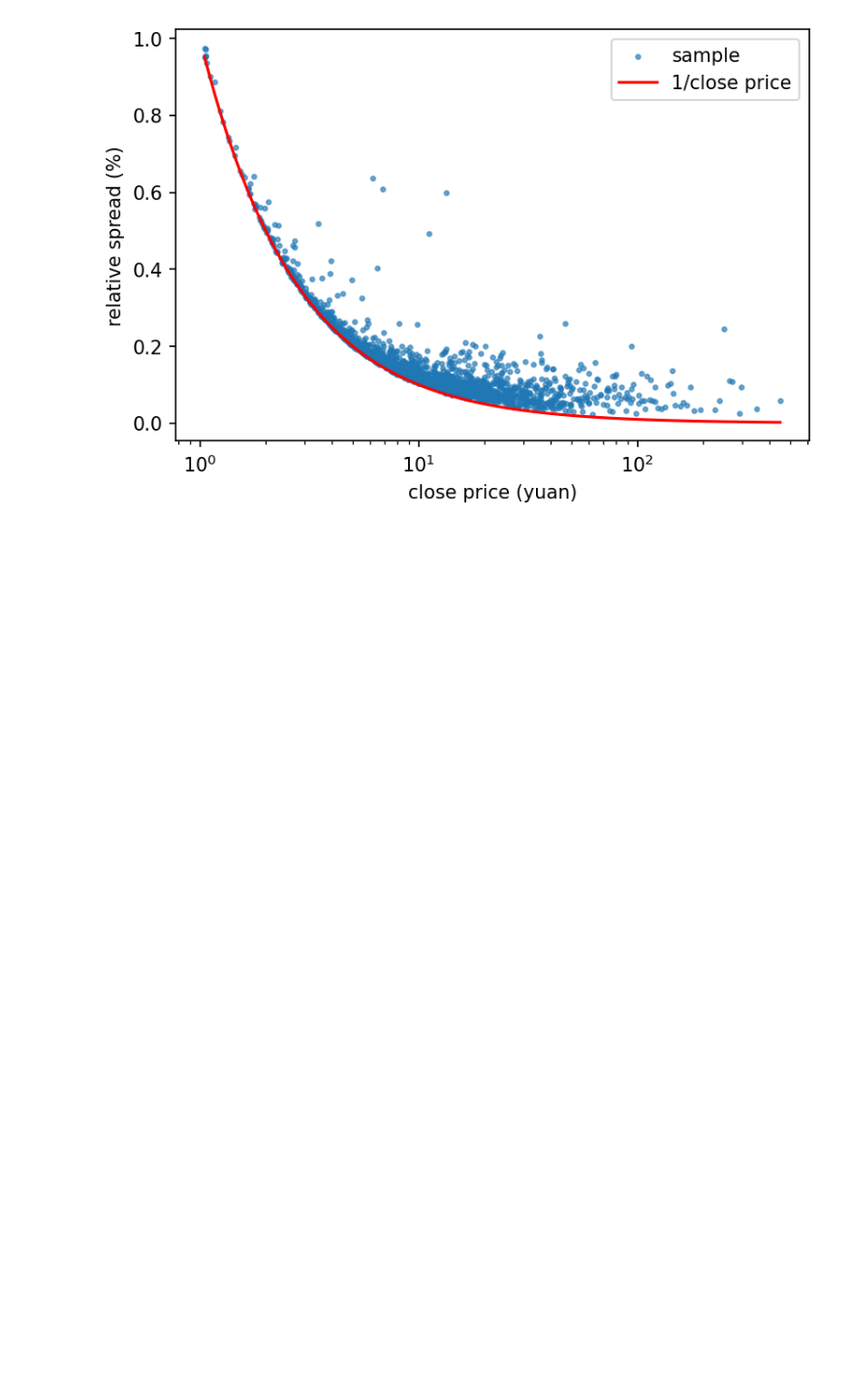
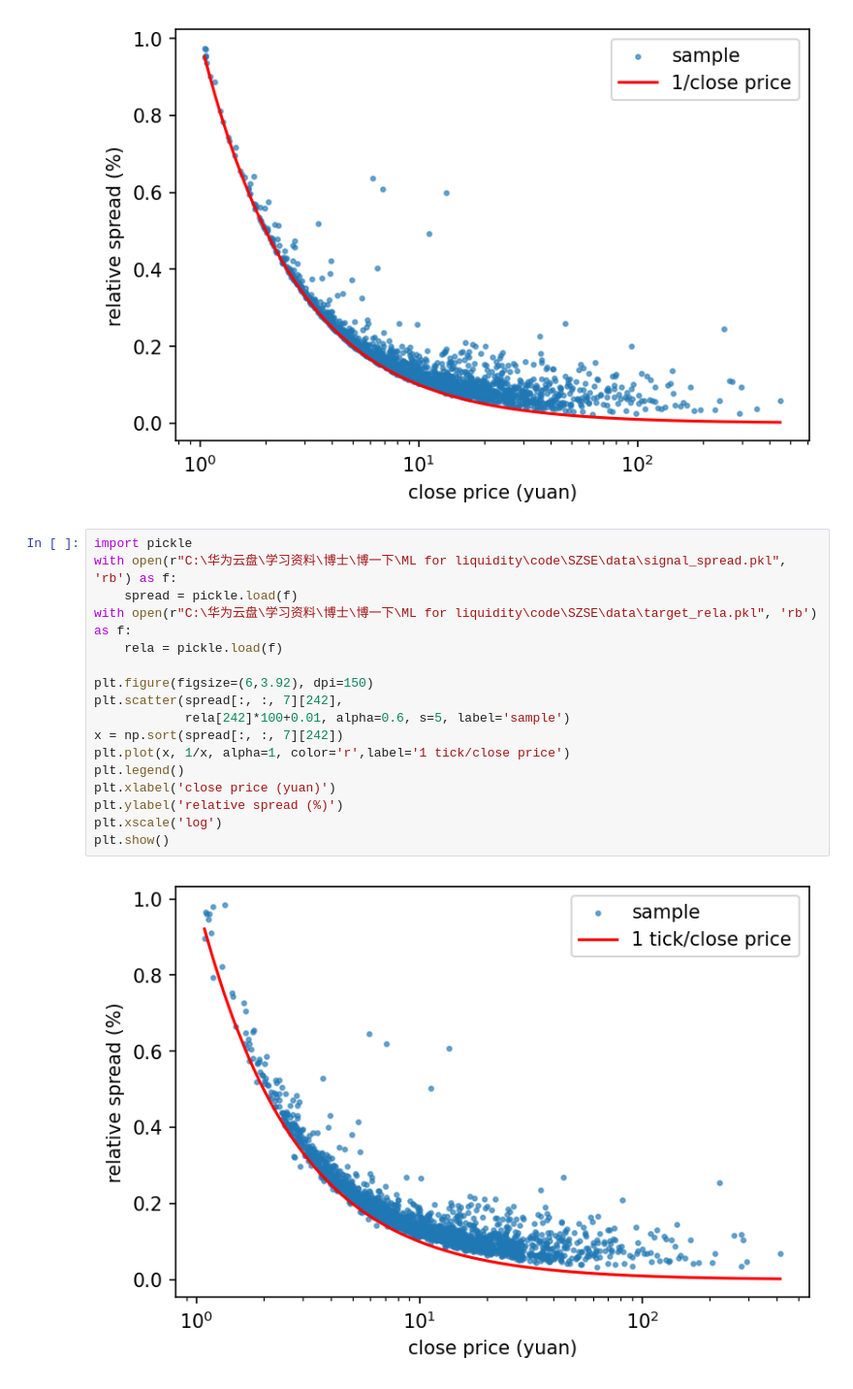
Before and after one commit to GYMS-PKU/Low-Frequency-Spread-Estimator, a Jupyter notebook: notebook/分组测试经典方法（2022-07-17）.ipynb, the cells around one changed output. Shown at 97% size. Saved outputs shown, nothing was run; the diff lists cells and outputs as text; blank space fills up the shorter version.

```diff
--- a/notebook/分组测试经典方法（2022-07-17）.ipynb
+++ b/notebook/分组测试经典方法（2022-07-17）.ipynb
@@ -544,3 +547,22 @@ plt.xscale('log')
 plt.show()
 # %% [output]
 [figure]
+# %%
+import pickle
+with open(r"C:\华为云盘\学习资料\博士\博一下\ML for liquidity\code\SZSE\data\signal_spread.pkl", 'rb') as f:
+    spread = pickle.load(f)
+with open(r"C:\华为云盘\学习资料\博士\博一下\ML for liquidity\code\SZSE\data\target_rela.pkl", 'rb') as f:
+    rela = pickle.load(f)
+
+plt.figure(figsize=(6,3.92), dpi=150)
+plt.scatter(spread[:, :, 7][242],
+            rela[242]*100+0.01, alpha=0.6, s=5, label='sample')
+x = np.sort(spread[:, :, 7][242])
+plt.plot(x, 1/x, alpha=1, color='r',label='1 tick/close price')
+plt.legend()
+plt.xlabel('close price (yuan)')
+plt.ylabel('relative spread (%)')
+plt.xscale('log')
+plt.show()
+# %% [output]
+[figure, added]
```
Also changed, not shown: parts of 4 cells of this notebook, 5 other files.
